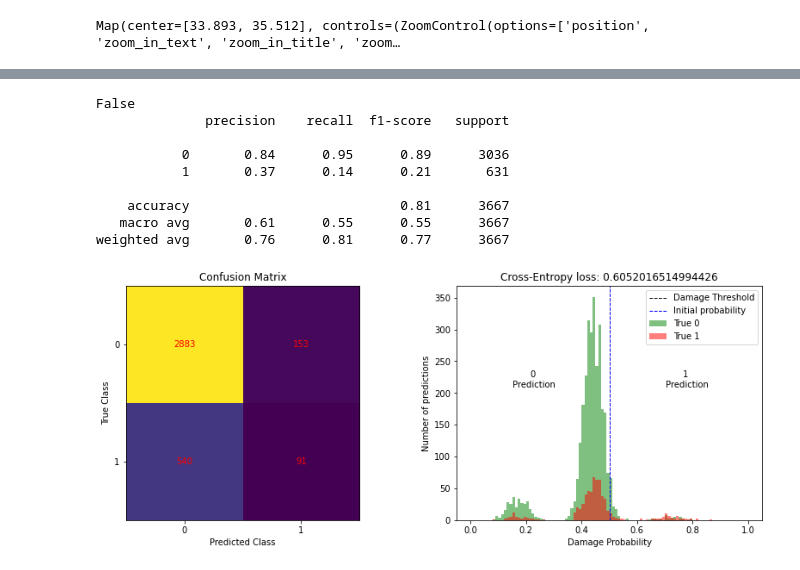
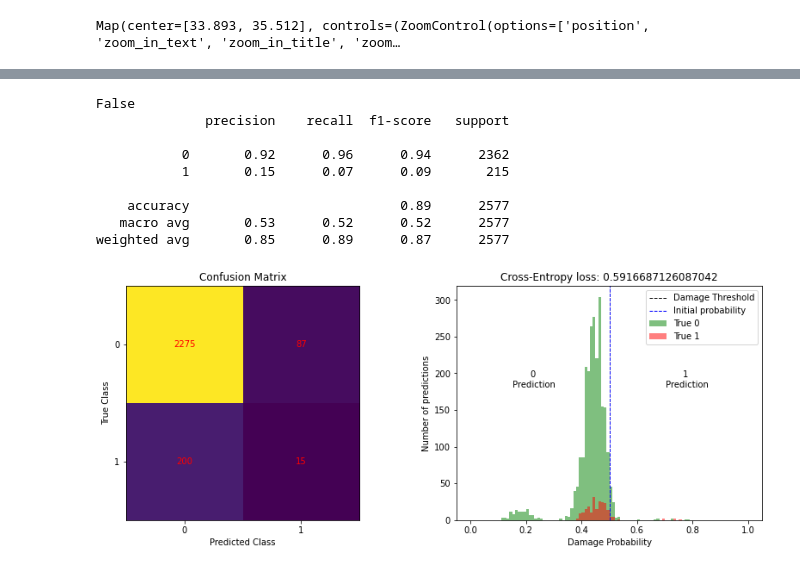
Before and after one commit to luke-scot/damage-assessment, a Jupyter notebook: run_netconf_HR.ipynb, the cells around one changed output, grey strips where cells are left out. Drawn from its saved outputs; the diff is of its cells as text; code cells hidden in the pictures.

```diff
--- a/run_netconf_HR.ipynb
+++ b/run_netconf_HR.ipynb
@@ -156,0 +61,27 @@ Polygons - Lat: 1, Long: 4
+# %%
+# Data Imports
+# Import first data type
+df, crop = ip.img_to_df(globals()[dataTypes[0]+'PostFile'], testPoly, crs=crs)
+if dataTypes[0]+'PreFile' in locals():
+    preDf, _ = ip.img_to_df(globals()[dataTypes[0]+'PreFile'], testPoly, crs=crs)
+    df -= preDf
+
+# Import other data types
+if len(dataTypes) > 1:
+    crop.rio.to_raster("croptemp.tif")
+    for tp in dataTypes[1:]:
+        ip.resample_tif(globals()[tp+'PostFile'], testPoly, tp+'Posttemp.tif')
+        globals()[tp+'Array'] = ip.tif_to_array(tp+'Posttemp.tif', 'resample')
+        if tp+'PreFile' in locals():
+            ip.resample_tif(globals()[tp+'PreFile'], testPoly, tp+'Pretemp.tif')
+            globals()[tp+'Array'] -= ip.tif_to_array(tp+'Pretemp.tif', 'resample')
+    ip.del_file_endings(".", "temp.tif")
+
+# Concatenate data types
+data = df.copy()
+for tp in dataTypes[1:]: data[tp]=globals()[tp+'Array'].flatten()
+data.dropna(inplace=True)
+
+# Sample data and create geodataframe
+gdf = ip.get_sample_gdf(data, max_nodes, crs)
+typesUsed = [list(gdf.columns.drop('geometry').values), dataTypes[1:]]
@@ -157,9 +93,8 @@ Polygons - Lat: 1, Long: 4
 # %%
-# Assign Label classes to data
-defClasses, labelsUsed, dataUsed = len(labels[cn].unique()), labels.to_crs(crs).copy(), data.copy() # Default classes from labels
+## Assign Label classes to data
+defClasses, labelsUsed, dataUsed = len(labels[cn].unique()), labels.to_crs(crs).copy(), gdf.copy() # Default classes from labels
 usedNames = labels[cn].unique() if nClasses==defClasses or nClasses is False else classNames
 initial = hf.init_beliefs(dataUsed, classes=nClasses, columns=usedNames, crs=crs) # Initial class value for each data pixel
-#samples = initial.copy().iloc[random.sample(range(0, initial.shape[0]), max_nodes)].reset_index(drop=True) if len(initial) > max_nodes else intial.copy()
 
 if not nClasses: nClasses = defClasses # If default classes used
 elif nClasses > defClasses: raise NameError('Cannot assign more classes than in original data') # If invalid input
@@ -179,7 +114,6 @@ elif nClasses < defClasses: # Perform class grouping
         classesUsed = classAssign
         #used = [i in flatten_list(classesUsed) for i in labelsUsed[cn]]
         initial = hf.init_beliefs(dataUsed, classes=nClasses, columns=usedNames, crs=crs)
-        #samples = initial.copy().iloc[random.sample(range(0, initial.shape[0]), max_nodes)].reset_index(drop=True) if len(initial) > max_nodes else intial.copy()
 
     # Assign labels for each pixel after clustering
     labelsUsed[cn] = hf.group_classes(labelsUsed[cn], classesUsed)
@@ -192,12 +120,9 @@ elif nClasses < defClasses: # Perform class grouping
 # %%
-import random
 # Split train/test set for located nodes
 X_train, X_test, y_train, y_test = hf.train_test_split(labelsUsed, cn, hf.get_polygon(testPoly, conv=True))
+
 # Create nodes
-samples = initial.copy().iloc[random.sample(range(0, initial.shape[0]), max_nodes)].reset_index(drop=True) if len(initial) > max_nodes else intial.copy()
-
-nodes = hf.create_nodes(samples, X_train)
-#nodesamples = nodes.copy().iloc[random.sample(range(0, nodes.shape[0]), max_nodes)] if len(nodes) > max_nodes else nodes.copy()
+nodes = hf.create_nodes(initial, X_train)
 
 # Assign prior beliefs from assessments
 priors = hf.prior_beliefs(nodes, beliefColumns = initial.columns[-nClasses:], classNames=classNames, column = cn)
@@ -228,32 +153,32 @@ Time elapsed: 15.690770387649536 seconds
 # %%
 # Evaluation Metrics
 # Get y_true vs y_pred for test set
-y_true, y_pred = hf.get_labels(samples, X_test, beliefs, column=cn)
+y_true, y_pred = hf.get_labels(initial, X_test, beliefs, column=cn)
 
 # Classification metrics
 yp_clf, classes = hf.class_metrics(y_true, y_pred, classes=usedNames, orig=classNames)
 
 fig, axs = pl.create_subplots(1,2, figsize=[14,5])
 
 # Confusion matrix
 axs = pl.confusion_matrix(axs, y_true, yp_clf,[0,1])
 
 # Cross entropy / Confidence metrics
 if nClasses == 2: axs = pl.cross_entropy_metrics(axs, y_true, y_pred[:,1].reshape(-1,1), classes)
 else: axs[1] = pl.cross_entropy_multiclass(axs[1], y_true, y_pred)
 
 pl.show_plot()
 # %% [output]
 False
               precision    recall  f1-score   support
 
-           0       0.84      0.95      0.89      3036
-           1       0.37      0.14      0.21       631
+           0       0.92      0.96      0.94      2362
+           1       0.15      0.07      0.09       215
 
-    accuracy                           0.81      3667
-   macro avg       0.61      0.55      0.55      3667
-weighted avg       0.76      0.81      0.77      3667
+    accuracy                           0.89      2577
+   macro avg       0.53      0.52      0.52      2577
+weighted avg       0.85      0.89      0.87      2577
-[figure, old version]
+[figure, new version]
 # %%
 # Save figure
 pl.save_plot(fig, 'results/Beirut_UN_adj{}{}_tp{}_neighbours{}_cl{}_std{}_nds{}'.format(str(adjacent),str(geoNeighbours),str(dataTypes),str(neighbours),str(nClasses),str(stdTest),str(len(nodes))))
```
Also changed, not shown: parts of 7 cells of this notebook, 2 other files.
